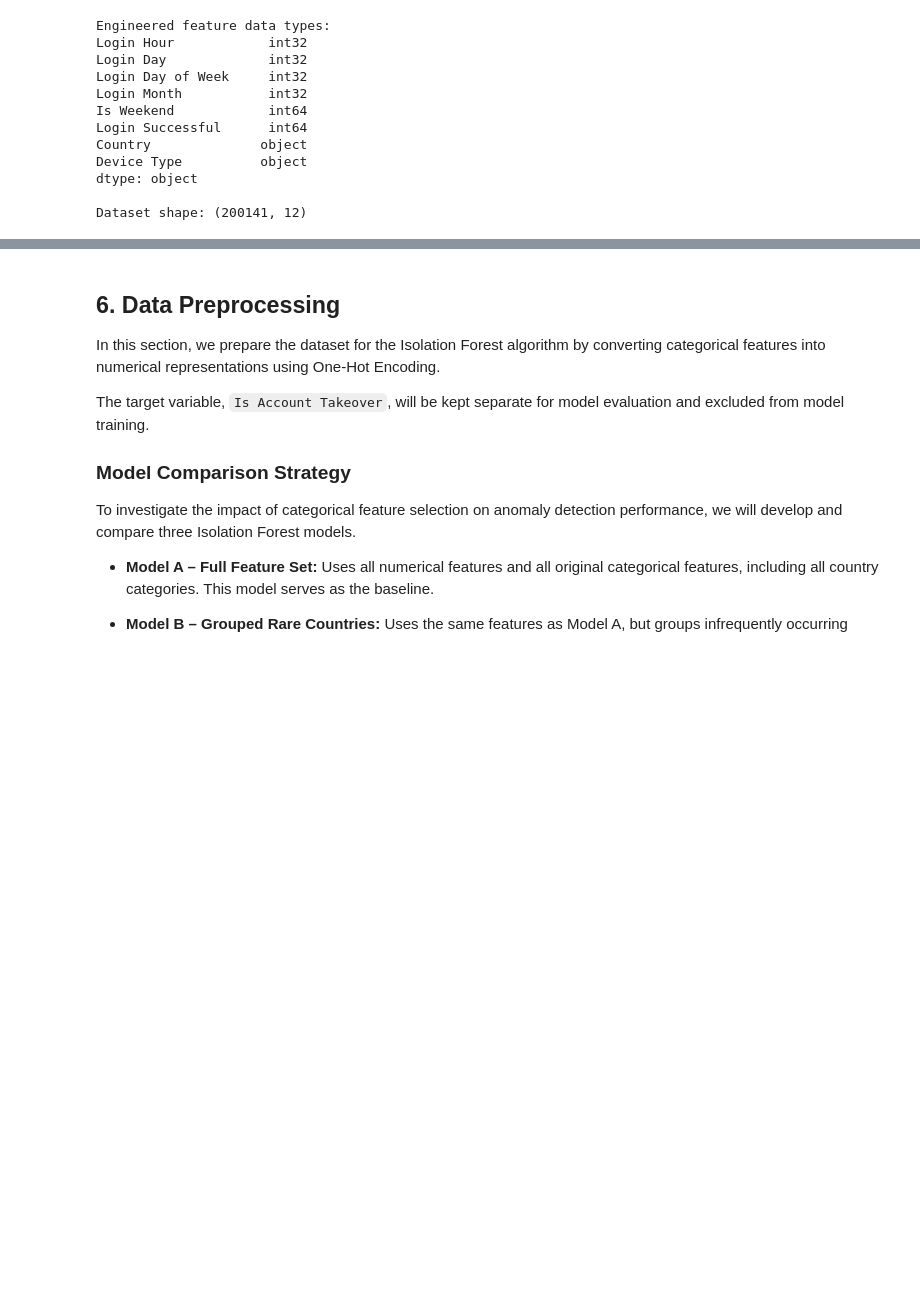
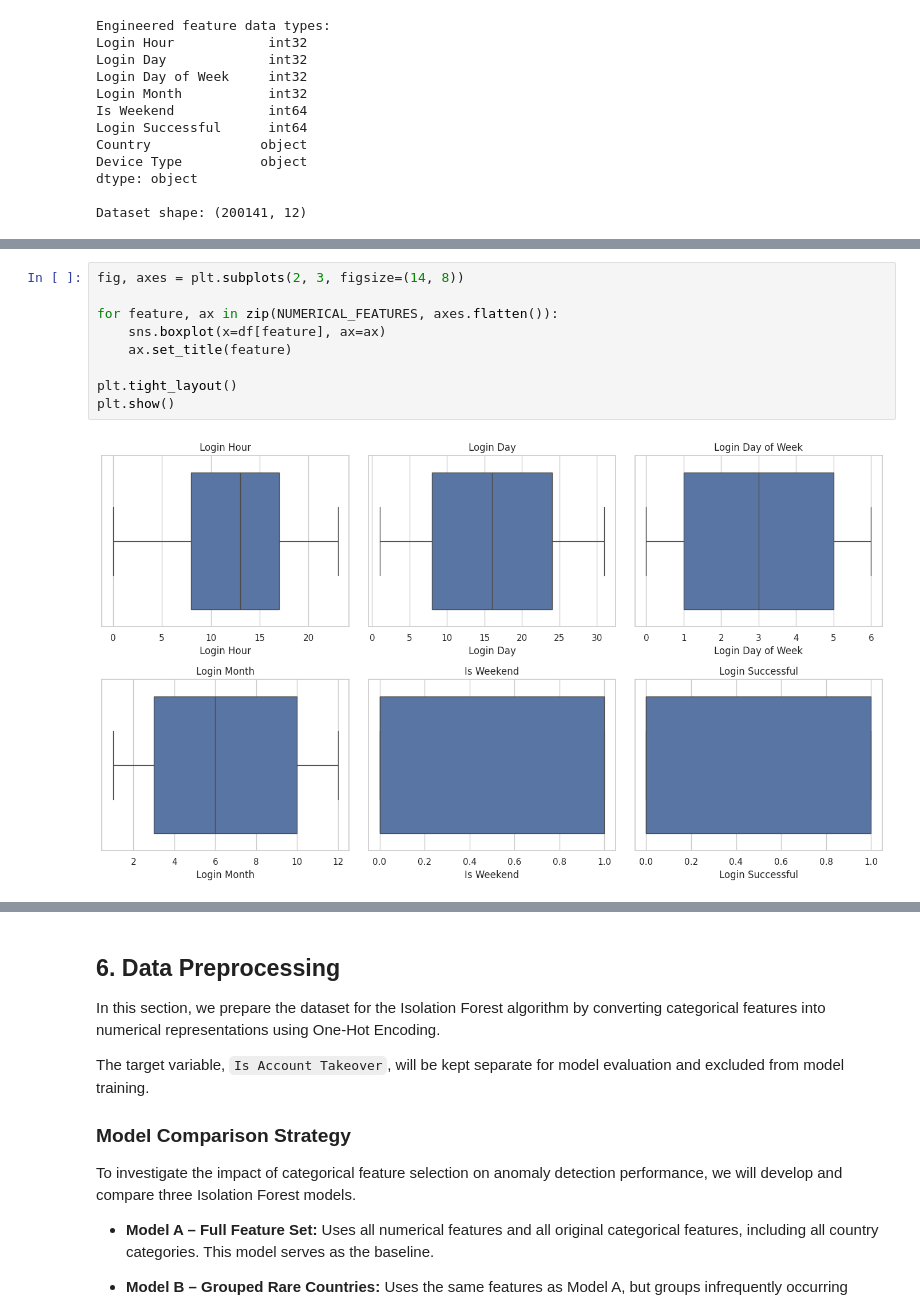
Before and after one commit to MiyukiMol/user-behavior-anomaly-detection, a Jupyter notebook: 02_unsupervised_anomaly_detection.ipynb, the cells around one changed output, grey strips where cells are left out. Drawn from its saved outputs; the diff is of its cells as text; blank space fills up the shorter version.

```diff
--- a/02_unsupervised_anomaly_detection.ipynb
+++ b/02_unsupervised_anomaly_detection.ipynb
@@ -1261,0 +1287,11 @@ Dataset shape: (200141, 12)
+# %%
+fig, axes = plt.subplots(2, 3, figsize=(14, 8))
+
+for feature, ax in zip(NUMERICAL_FEATURES, axes.flatten()):
+    sns.boxplot(x=df[feature], ax=ax)
+    ax.set_title(feature)
+
+plt.tight_layout()
+plt.show()
+# %% [output]
+[figure, added]
```
Also changed, not shown: parts of 65 cells of this notebook.
